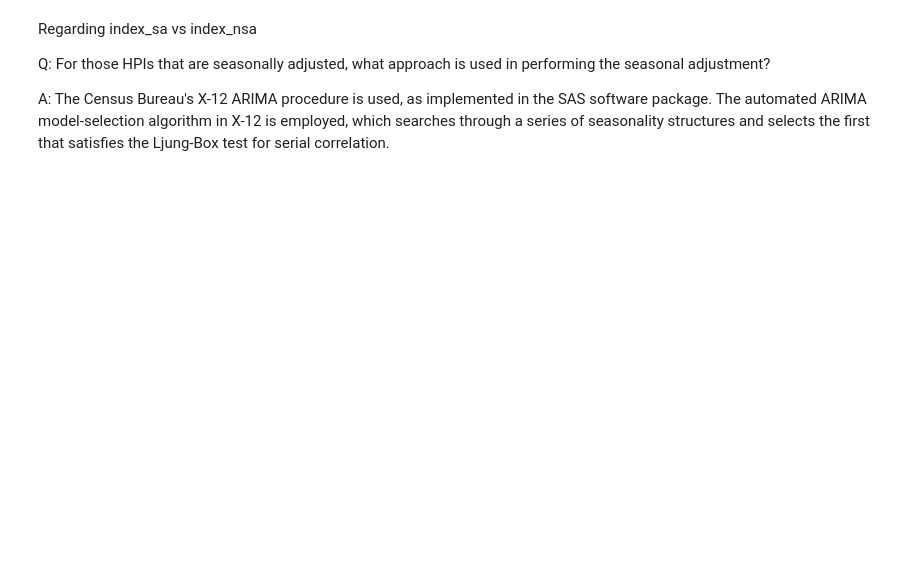
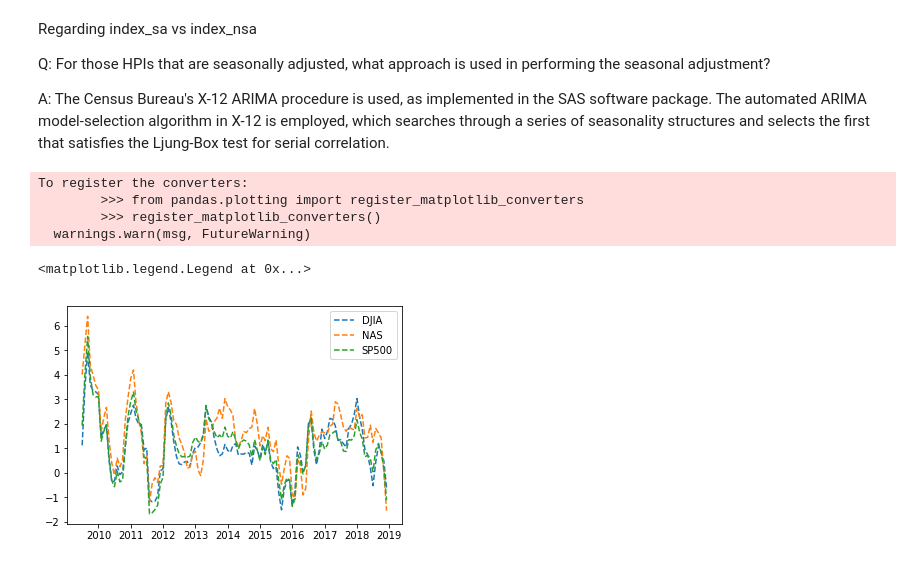
Before and after one commit to bagerson/Group10Project, a Jupyter notebook: readCSV_clean_data.ipynb, the cells around one changed output. Cells and saved outputs as stored; diff of their text form; code cells hidden in the pictures; blank space fills up the shorter version.

Commit message:
added graphs for all 3 indexes

```diff
--- a/readCSV_clean_data.ipynb
+++ b/readCSV_clean_data.ipynb
@@ -37,17 +36,17 @@ DJIA_df_mean = DJIA_df_mean * 100
 # %%
 NAS_df = pd.read_csv(file_two)
 
-NAS_df['Year'] = pd.DatetimeIndex(NAS_df['DATE']).year
-NAS_df['Month'] = pd.DatetimeIndex(NAS_df['DATE']).month
+NAS_df['year'] = pd.DatetimeIndex(NAS_df['DATE']).year
+NAS_df['month'] = pd.DatetimeIndex(NAS_df['DATE']).month
 
-NAS_df = NAS_df[NAS_df.Year >= 2009]
-NAS_df = NAS_df[NAS_df.Year <= 2018]
+NAS_df = NAS_df[NAS_df.year >= 2009]
+NAS_df = NAS_df[NAS_df.year <= 2018]
 
 NAS_df.drop(NAS_df[NAS_df.VALUE == "."].index, inplace=True)
 
 NAS_df['VALUE'] = NAS_df['VALUE'].astype(float)
 
-NAS_df_mean = NAS_df.groupby(['Year','Month'])['VALUE'].mean().pct_change()
+NAS_df_mean = NAS_df.groupby(['year','month'])['VALUE'].mean().pct_change()
 
 NAS_df_mean = NAS_df_mean * 100
 # %%
@@ -88,3 +105,23 @@ HPI_df_mean = HPI_df.groupby(["Year", "Month"])["index_nsa"].mean()
+# %%
+#In order to plot the date, we need a column of "datetime" object and our current columns don't work
+
+#Removes the grouped-by index and turns them into columns, resetting index into 0's
+NAS_reorganized = NAS_df_mean.reset_index()
+
+#datetime requires a day. We don't have a day specified so we'll just assign it to the first of every month.
+NAS_reorganized["day"] = 1
+
+#we create a new column "Date" to house the new datetime object.
+NAS_reorganized["Date"] = pd.to_datetime(NAS_reorganized[["year", "month", "day"]])
+
+
+#This x_axis shoudl work for all plots now.
+x_axis = NAS_reorganized["Date"]
+
+#And we create the Y axis from the values of SP500.
+NAS_y = NAS_reorganized["VALUE"].rolling(6).mean()
+NAS_y = NAS_y.rename('NAS')
+#plt.plot_date(x_axis, SP500_y,linewidth=1, linestyle="--", marker="" )
 # %%
 #In order to plot the date, we need a column of "datetime" object and our current columns don't work
 
@@ -102,6 +139,22 @@ SP500_reorganized["Date"] = pd.to_datetime(SP500_reorganized[["year", "month", "
 x_axis = SP500_reorganized["Date"]
 
 #And we create the Y axis from the values of SP500.
-SP500_y = SP500_reorganized["VALUE"]
+SP500_y = SP500_reorganized["VALUE"].rolling(6).mean()
+SP500_y = SP500_y.rename('SP500')
 
-plt.plot_date(x_axis, SP500_y,linewidth=1, linestyle="--", marker="" )
+#plt.plot_date(x_axis, SP500_y,linewidth=1, linestyle="--", marker="" )
+# %%
+
+plt.plot_date(x_axis, DJIA_y,linewidth=1.5, linestyle="--", marker="")
+
+plt.plot_date(x_axis, NAS_y,linewidth=1.5, linestyle="--", marker="")
+
+plt.plot_date(x_axis, SP500_y,linewidth=1.5, linestyle="--", marker="")
+plt.legend()
+# %% [output]
+To register the converters:
+        >>> from pandas.plotting import register_matplotlib_converters
+        >>> register_matplotlib_converters()
+  warnings.warn(msg, FutureWarning)
+<matplotlib.legend.Legend at 0x...>
+[figure, added]
```
Also changed, not shown: parts of 5 cells of this notebook.
